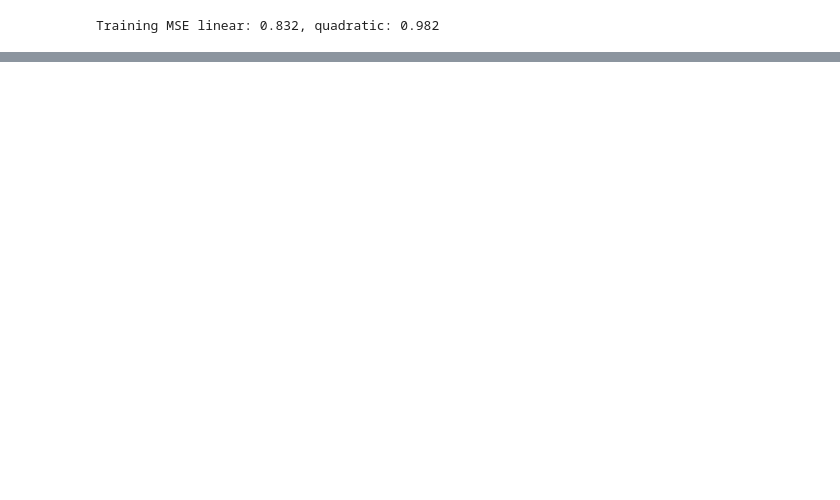
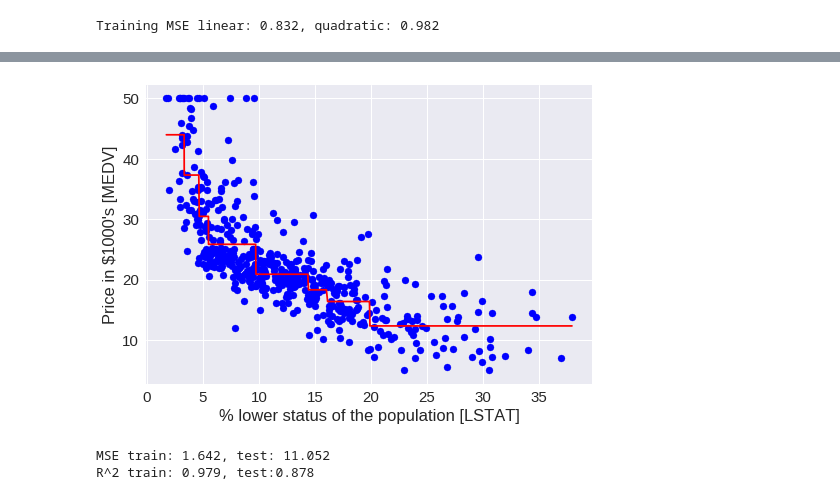
Before and after one commit to shunjilin/Python-Machine-Learning, a Jupyter notebook: 10.PredictingContinuousTargetVariablesWithRegressionAnalysis/housing.ipynb, the cells around one changed output, grey strips where cells are left out. Saved outputs shown, nothing was run; the diff lists cells and outputs as text; code cells hidden in the pictures; blank space fills up the shorter version.

```diff
--- a/10.PredictingContinuousTargetVariablesWithRegressionAnalysis/housing.ipynb
+++ b/10.PredictingContinuousTargetVariablesWithRegressionAnalysis/housing.ipynb
@@ -243,0 +371,46 @@ Training MSE linear: 0.832, quadratic: 0.982
+# %%
+# Dealing with nonlinear relationships using random forests
+# Ensemble of multiple decision trees - sum of piecewise linear functions - subdivide input space
+# Decision tree regression
+# Impurity as MSE of node in Information Gain function
+
+# relationship between MEDV and LSTAT
+from sklearn.tree import DecisionTreeRegressor
+X = df[['LSTAT']].values
+y = df['MEDV'].values
+tree = DecisionTreeRegressor(max_depth=3)
+tree.fit(X, y)
+sort_idx = X.flatten().argsort()
+lin_regplot(X[sort_idx], y[sort_idx], tree)
+plt.xlabel('% lower status of the population [LSTAT]')
+plt.ylabel('Price in $1000\'s [MEDV]')
+plt.show()
+# %% [output]
+[figure, added]
+# %%
+# Random forest regression
+X = df.iloc[:, :-1].values
+y = df['MEDV'].values
+X_train, X_test, y_train, y_test = train_test_split(X, y,
+                                                   test_size=0.4,
+                                                   random_state=1)
+
+from sklearn.ensemble import RandomForestRegressor
+forest = RandomForestRegressor(n_estimators=1000,
+                              criterion='mse',
+                              random_state=1,
+                              n_jobs=-1)
+forest.fit(X_train, y_train)
+y_train_pred = forest.predict(X_train)
+y_test_pred = forest.predict(X_test)
+
+print('MSE train: %.3f, test: %.3f' % (
+    mean_squared_error(y_train, y_train_pred),
+    mean_squared_error(y_test, y_test_pred)))
+
+print('R^2 train: %.3f, test:%.3f' % (
+    r2_score(y_train, y_train_pred),
+    r2_score(y_test, y_test_pred)))
+# %% [output]
+MSE train: 1.642, test: 11.052
+R^2 train: 0.979, test:0.878
```
Also changed, not shown: parts of 22 cells of this notebook.
